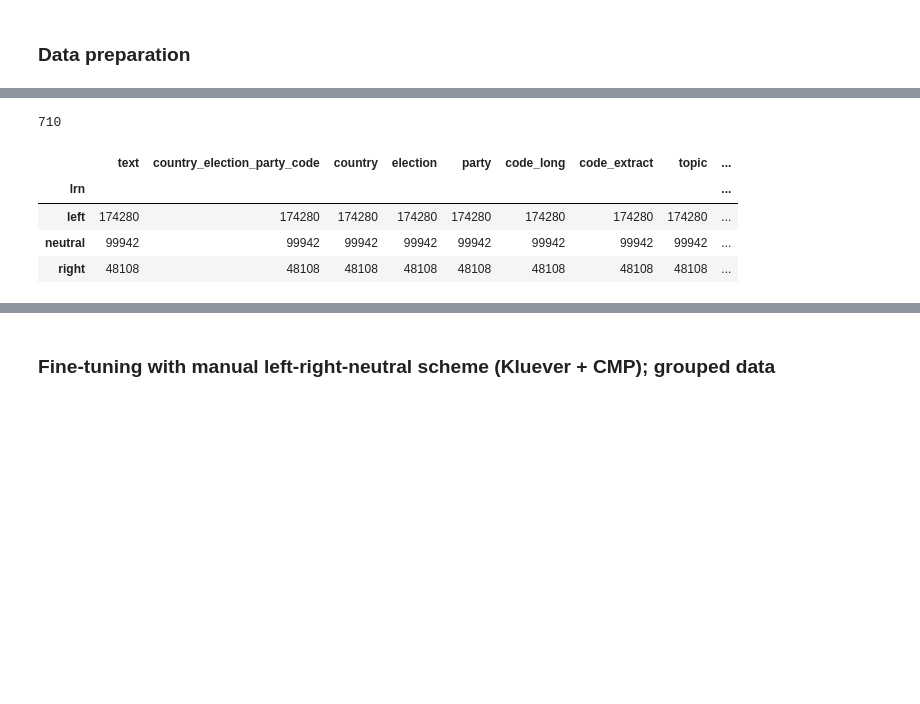
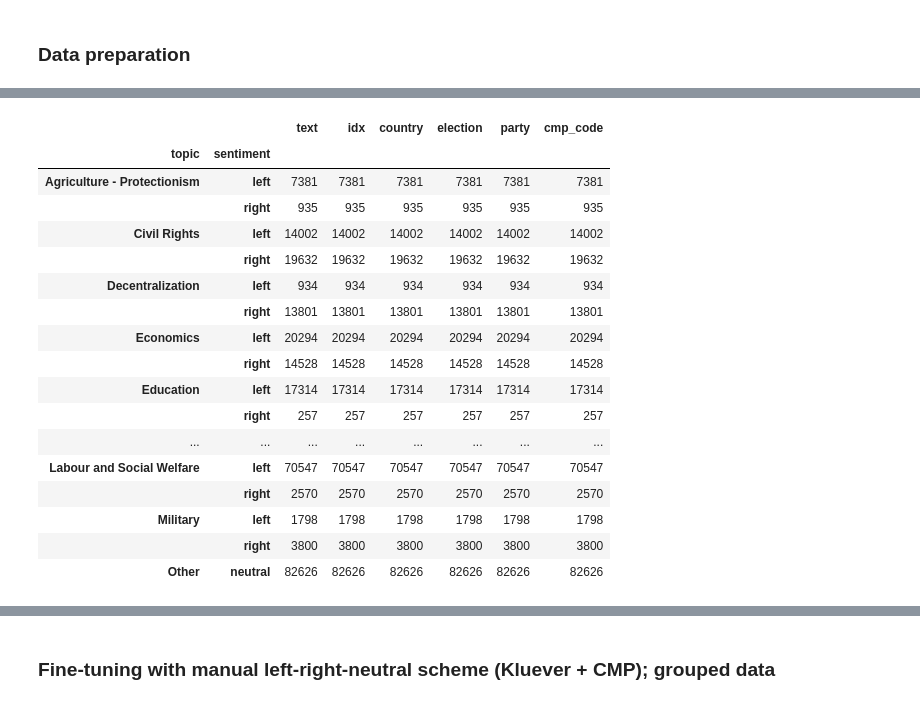
Before and after one commit to hungnguyen167/ContextScale, a Jupyter notebook: 03_main_analyses.ipynb, the cells around one changed output, grey strips where cells are left out. Saved outputs shown, nothing was run; the diff lists cells and outputs as text; code cells hidden in the pictures; blank space fills up the shorter version.

```diff
--- a/03_main_analyses.ipynb
+++ b/03_main_analyses.ipynb
@@ -163,10 +163,10 @@ results = group_texts(manifesto,
 manifesto_regrouped = pd.DataFrame(results)
 manifesto_regrouped = manifesto_regrouped.explode('text').reset_index(drop=True)
 # %%
-df_cols = manifesto_regrouped['labels'].str.split('_', expand=True)
+df_cols = manifesto_regrouped['labels'].str.split(';', expand=True)
 manifesto_regrouped = pd.concat([manifesto_regrouped, df_cols], axis=1)
 # %%
-manifesto_regrouped.columns = ['text', 'country_election_party_code', 'country','election', 'party', 'code_long']
+manifesto_regrouped.columns = ['text', 'idx', 'country','election', 'party', 'cmp_code']
 # %%
 manifesto_regrouped.head()
 # %% [output]
@@ -179,20 +179,26 @@ manifesto_regrouped.head()
-# %%
-manifesto_regrouped.loc[:,'code_extract'] = manifesto_regrouped['code_long'].apply(extract_code)
-manifesto_regrouped.loc[:,'lrn'] = manifesto_regrouped.apply(lambda x: lrn_code(x['code_long'], x['code_extract']), axis=1)
-manifesto_regrouped.loc[:,'topic'] = manifesto_regrouped['code_extract'].apply(topic_code)
-manifesto_regrouped = manifesto_regrouped.drop_duplicates().reset_index(drop=True)
-manifesto_regrouped.loc[:,'country_party_election'] = manifesto_regrouped.country.str.cat([manifesto_regrouped.party.astype(str), manifesto_regrouped.election.astype(str)], sep='_')
-manifesto_regrouped.loc[:,'text_added'] = manifesto_regrouped.text + ' ' + manifesto_regrouped.country_party_election
-# %%
-len(set(manifesto_regrouped['country_party_election']))
-# %% [output]
-710
+# %%
+manifesto_regrouped.loc[:,'sentiment'] = manifesto_regrouped['cmp_code'].apply(sentiment_code)
+manifesto_regrouped.loc[:,'topic'] = manifesto_regrouped['cmp_code'].apply(topic_code)
+manifesto_regrouped = manifesto_regrouped.drop_duplicates().reset_index(drop=True)
 # %%
-manifesto_regrouped.groupby('lrn').count()
+manifesto_regrouped.groupby(['topic','sentiment']).count()
 # %% [output]
-|  | text | country_election_party_code | country | election | party | code_long | code_extract | topic | ... |
-| lrn |  |  |  |  |  |  |  |  | ... |
-| left | 174280 | 174280 | 174280 | 174280 | 174280 | 174280 | 174280 | 174280 | ... |
-| neutral | 99942 | 99942 | 99942 | 99942 | 99942 | 99942 | 99942 | 99942 | ... |
-| right | 48108 | 48108 | 48108 | 48108 | 48108 | 48108 | 48108 | 48108 | ... |
+|  |  | text | idx | country | election | party | cmp_code |
+| topic | sentiment |  |  |  |  |  |  |
+| Agriculture - Protectionism | left | 7381 | 7381 | 7381 | 7381 | 7381 | 7381 |
+|  | right | 935 | 935 | 935 | 935 | 935 | 935 |
+| Civil Rights | left | 14002 | 14002 | 14002 | 14002 | 14002 | 14002 |
+|  | right | 19632 | 19632 | 19632 | 19632 | 19632 | 19632 |
+| Decentralization | left | 934 | 934 | 934 | 934 | 934 | 934 |
+|  | right | 13801 | 13801 | 13801 | 13801 | 13801 | 13801 |
+| Economics | left | 20294 | 20294 | 20294 | 20294 | 20294 | 20294 |
+|  | right | 14528 | 14528 | 14528 | 14528 | 14528 | 14528 |
+| Education | left | 17314 | 17314 | 17314 | 17314 | 17314 | 17314 |
+|  | right | 257 | 257 | 257 | 257 | 257 | 257 |
+| ... | ... | ... | ... | ... | ... | ... | ... |
+| Labour and Social Welfare | left | 70547 | 70547 | 70547 | 70547 | 70547 | 70547 |
+|  | right | 2570 | 2570 | 2570 | 2570 | 2570 | 2570 |
+| Military | left | 1798 | 1798 | 1798 | 1798 | 1798 | 1798 |
+|  | right | 3800 | 3800 | 3800 | 3800 | 3800 | 3800 |
+| Other | neutral | 82626 | 82626 | 82626 | 82626 | 82626 | 82626 |
 # %%
```
Also changed, not shown: parts of 429 cells of this notebook, 32 other files.
